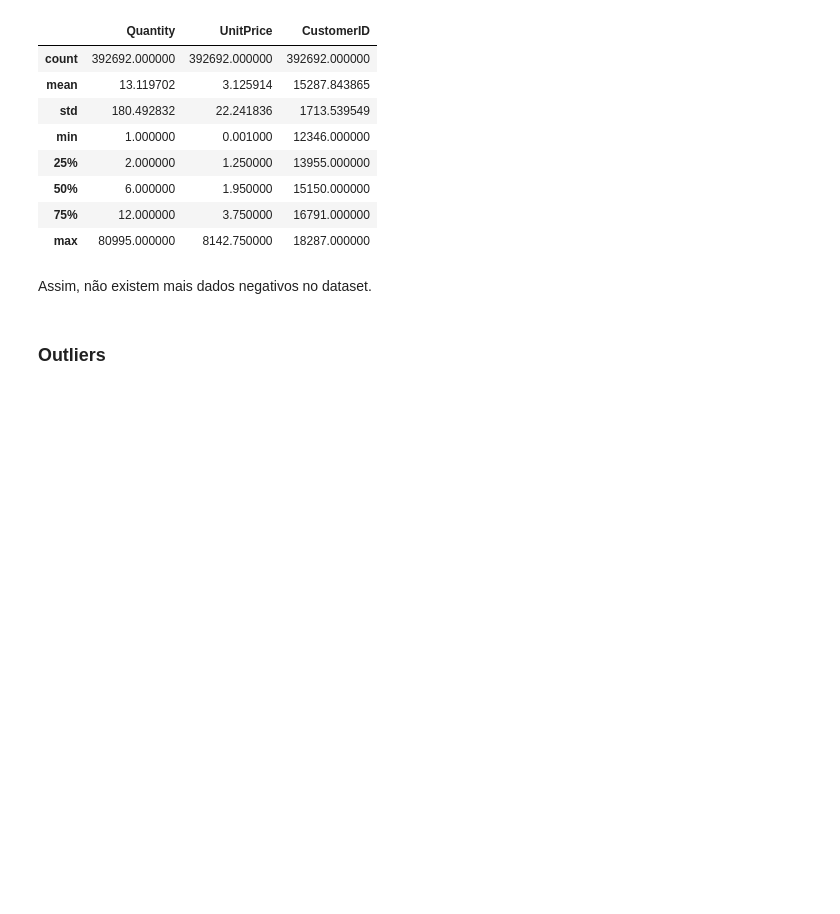
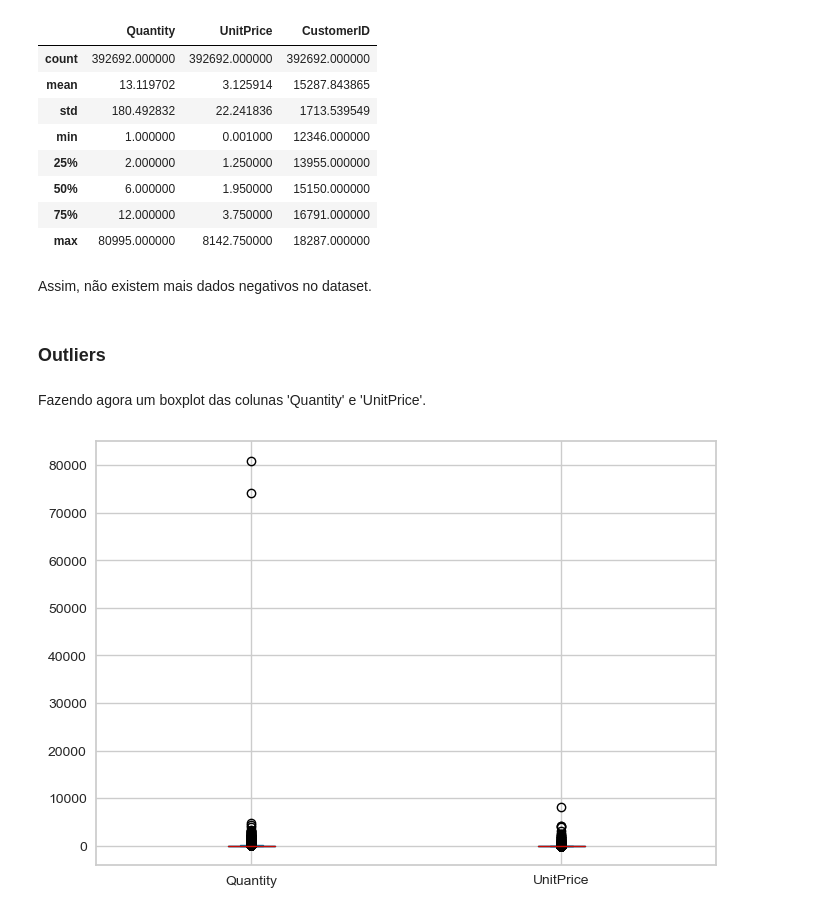
Before and after one commit to rfprates/clustering_rfm_metrics, a Jupyter notebook: clustering_rfm.ipynb, the cells around one changed output. Saved outputs shown, nothing was run; the diff lists cells and outputs as text; code cells hidden in the pictures; blank space fills up the shorter version.

```diff
--- a/clustering_rfm.ipynb
+++ b/clustering_rfm.ipynb
@@ -367,3 +367,9 @@ df.describe()
 Assim, não existem mais dados negativos no dataset.
 # %% [markdown]
 ### Outliers
+# %% [markdown]
+Fazendo agora um boxplot das colunas 'Quantity' e 'UnitPrice'.
+# %%
+df[['Quantity', 'UnitPrice']].plot.box();
+# %% [output]
+[figure, added]
```
Also changed, not shown: parts of 8 cells of this notebook.
